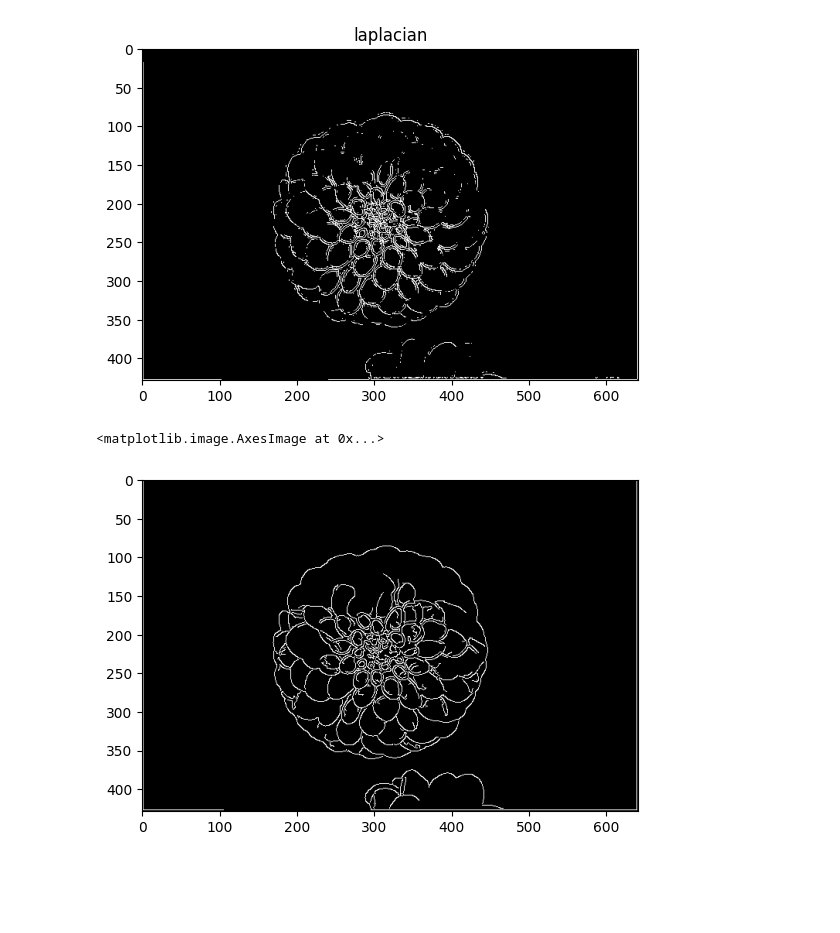
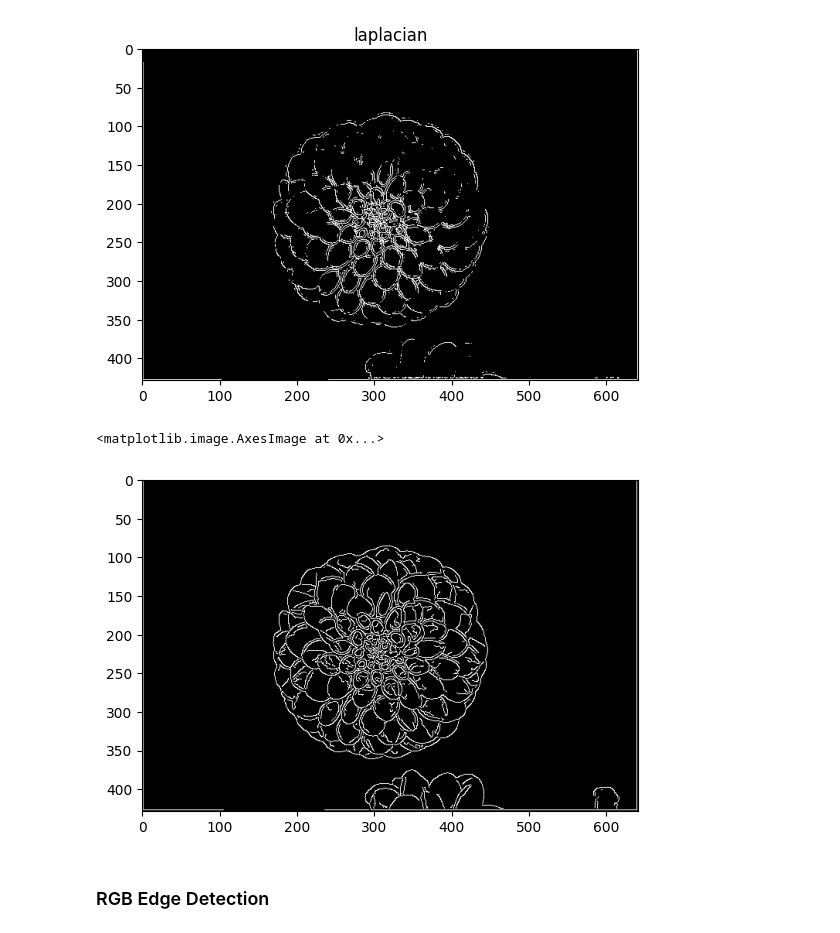
Before and after one commit to York-Citynew/edge_detection, a Jupyter notebook: edge_detection.ipynb, the cells around one changed output. Saved outputs shown, nothing was run; the diff lists cells and outputs as text; code cells hidden in the pictures; blank space fills up the shorter version.

```diff
--- a/edge_detection.ipynb
+++ b/edge_detection.ipynb
@@ -137,7 +137,9 @@ plt.show()
 # %% [output]
 [figure]
 # %%
-plt.imshow(Canny(image,40,300), 'gray')
+plt.imshow(Canny(image,l,h), 'gray')
 # %% [output]
 <matplotlib.image.AxesImage at 0x...>
-[figure, old version]
+[figure, new version]
+# %% [markdown]
+### RGB Edge Detection
```
Also changed, not shown: parts of 2 cells of this notebook.
